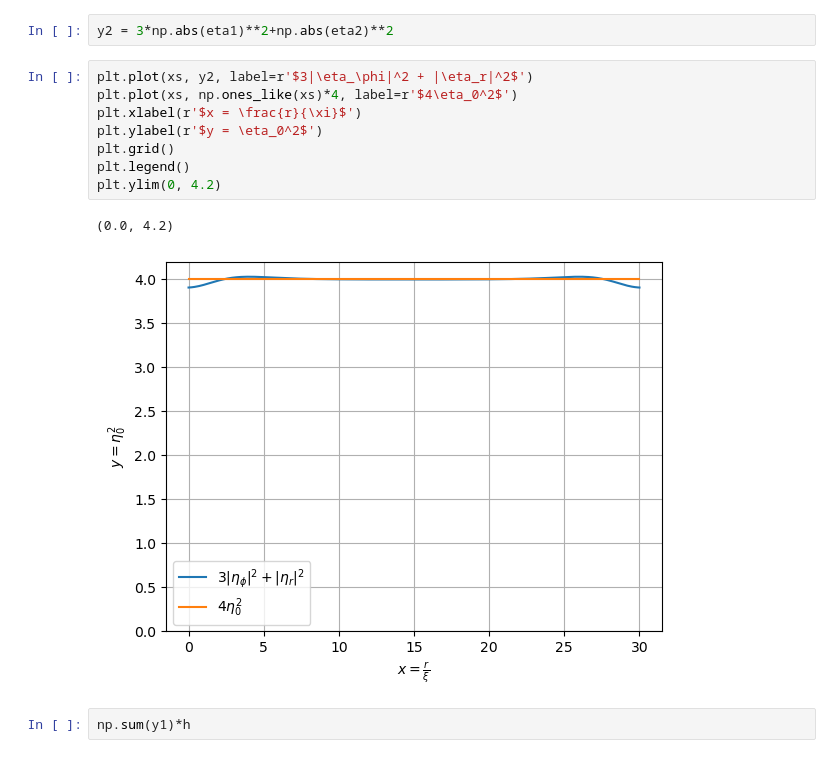
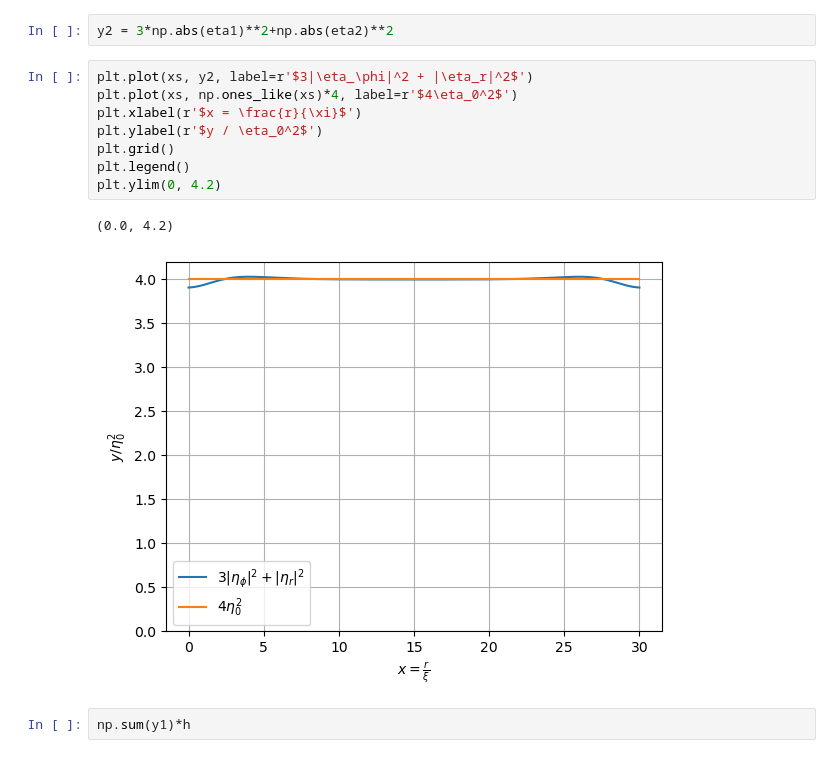
Before and after one commit to junguanghe/annulus_3he_a, a Jupyter notebook: low_flow.ipynb, the cells around one changed output. Cells and saved outputs as stored; diff of their text form.

```diff
--- a/low_flow.ipynb
+++ b/low_flow.ipynb
@@ -37,14 +37,14 @@ y2 = 3*np.abs(eta1)**2+np.abs(eta2)**2
 # %%
 plt.plot(xs, y2, label=r'$3|\eta_\phi|^2 + |\eta_r|^2$')
 plt.plot(xs, np.ones_like(xs)*4, label=r'$4\eta_0^2$')
 plt.xlabel(r'$x = \frac{r}{\xi}$')
-plt.ylabel(r'$y = \eta_0^2$')
+plt.ylabel(r'$y / \eta_0^2$')
 plt.grid()
 plt.legend()
 plt.ylim(0, 4.2)
 # %% [output]
 (0.0, 4.2)
-[figure, old version]
+[figure, new version]
 # %%
 np.sum(y1)*h
 # %% [output]
```
Also changed, not shown: parts of 2 cells of this notebook, 5 other files.
